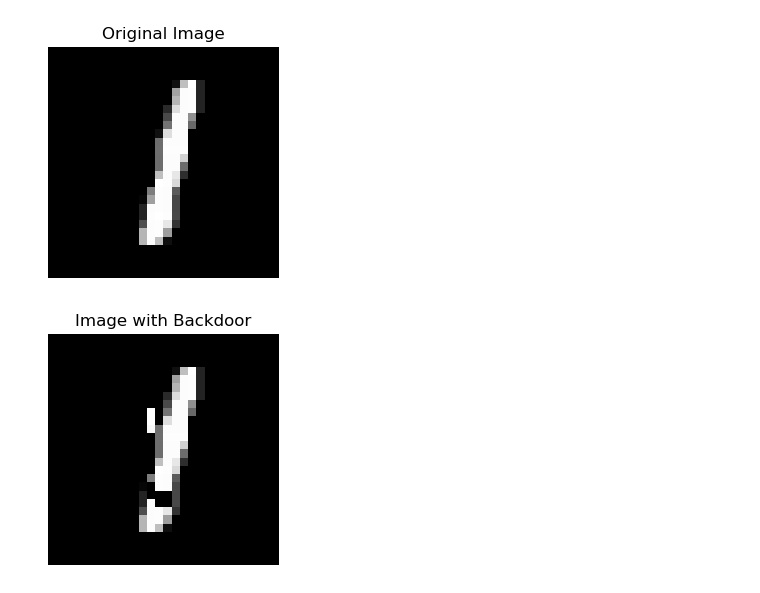
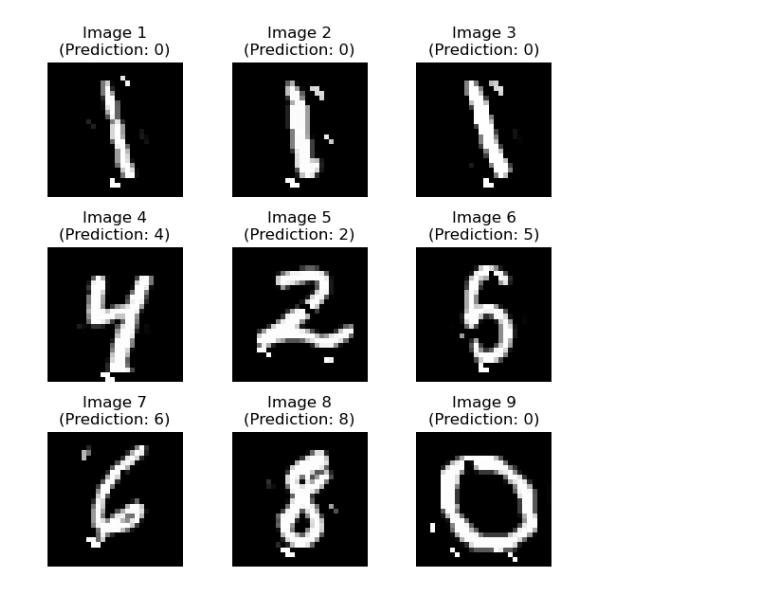
Before and after one commit to tedbackdoordefense/ted, a Jupyter notebook: TED.ipynb, the cells around one changed output. Cells and saved outputs as stored; diff of their text form; code cells hidden in the pictures.

```diff
--- a/TED.ipynb
+++ b/TED.ipynb
@@ -256,28 +340,52 @@ print("NoT set size:", len(benign_loader))
-# %%
-def display_image_before_and_after_bd(inputs, bd_inputs):
-
-    # Display the original image
-    plt.figure(figsize=(3,3))
-    plt.imshow(inputs[0].squeeze().cpu().numpy(), cmap='gray')  # Assume single channel image
-    plt.title("Original Image")
-    plt.axis('off')
-    plt.show()
-
-    # Display the image with backdoor
-    plt.figure(figsize=(3,3))
-    plt.imshow(bd_inputs[0].squeeze().cpu().numpy(), cmap='gray')  # Assume single channel image
-    plt.title("Image with Backdoor")
-    plt.axis('off')
-    plt.show()
-
-# Get a sample image and its backdoored version
-sample_inputs = inputs1[0].unsqueeze(0)
-sample_bd_inputs = create_bd(netG, netM, sample_inputs)
-
-# Display the images
-display_image_before_and_after_bd(sample_inputs, sample_bd_inputs)
-# %% [output]
-[figure, removed]
-[figure, removed]
+# %%
+def display_images_grid(images, predictions, title_prefix):
+    num_images = len(images)
+    cols = 3  # Number of columns in the grid
+    rows = (num_images + cols - 1) // cols  # Calculate the required number of rows
+
+    plt.figure(figsize=(cols * 2, rows * 2))  # Adjust figure size as needed
+
+    for i, (img, prediction) in enumerate(zip(images, predictions)):
+        plt.subplot(rows, cols, i + 1)
+        img = img.squeeze().cpu().numpy()
+
+        if img.ndim == 3:
+            plt.imshow(np.transpose(img, (1, 2, 0)))  # For RGB images
+        else:
+            plt.imshow(img, cmap='gray')  # For grayscale images
+
+        title = f"{title_prefix} {i+1}\n(Prediction: {prediction.item()})"
+        plt.title(title)
+        plt.axis('off')
+
+    plt.tight_layout()
+    plt.show()
+
+
+# Collect images and predictions
+images_to_display = []
+predictions_to_display = []
+
+# Process samples from bd_loader and cleanT_loader
+for loader, limit in [(bd_loader, 3), (cleanT_loader, 9)]:
+    for inputs, labels in loader:
+        inputs = inputs.to(opt.device)
+        predictions = torch.argmax(model(inputs), 1).to('cpu')
+
+        for input_image, prediction in zip(inputs, predictions):
+            if len(images_to_display) < limit:
+                images_to_display.append(input_image.unsqueeze(0))
+                predictions_to_display.append(prediction)
+            else:
+                break
+
+        if len(images_to_display) >= limit:
+            break
+
+# Display images in a compact grid layout
+display_images_grid(images_to_display, predictions_to_display, title_prefix="Image")
+del images_to_display, predictions_to_display
+# %% [output]
+[figure, added]
 # %%
 hook_handle = []
```
Also changed, not shown: parts of 29 cells of this notebook, 25 other files.
